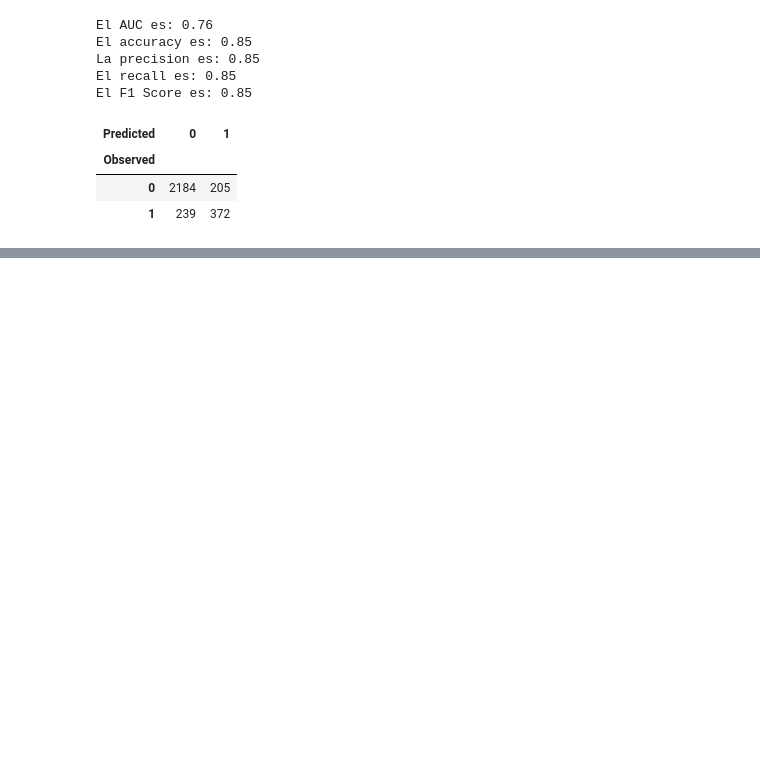
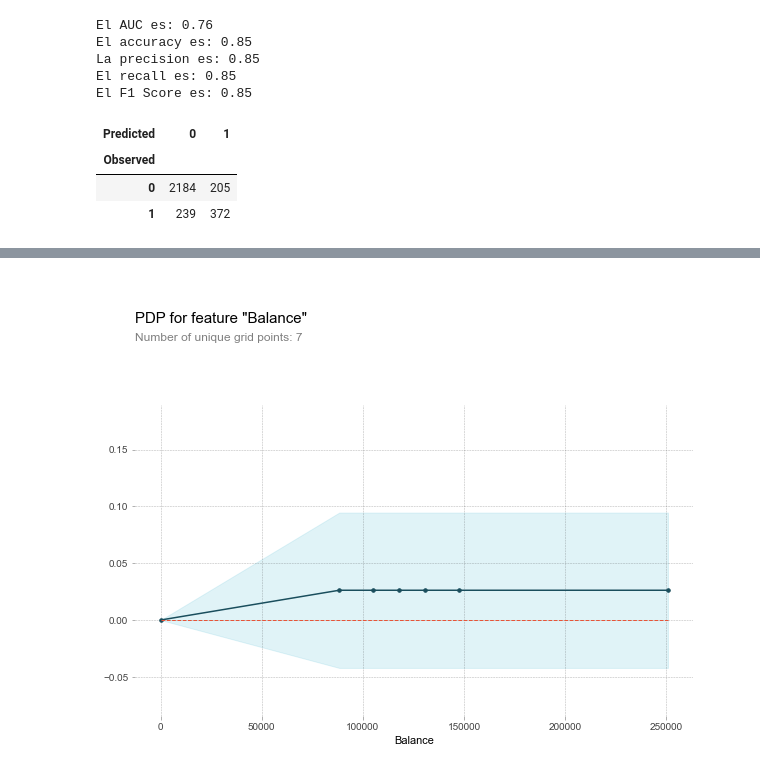
Before and after one commit to stivenlopezg/class-acamica, a Jupyter notebook: notebooks/ensamble_methods.ipynb, the cells around one changed output, grey strips where cells are left out. Saved outputs shown, nothing was run; the diff lists cells and outputs as text; code cells hidden in the pictures; blank space fills up the shorter version.

```diff
--- a/notebooks/ensamble_methods.ipynb
+++ b/notebooks/ensamble_methods.ipynb
@@ -266,0 +363,3 @@ El F1 Score es: 0.85
+# %%
+X[numerical_features] = xgb.named_steps.preprocessing.named_transformers_['numeric']['scaler'].inverse_transform(X[numerical_features])
+X
@@ -266,0 +380,6 @@ El F1 Score es: 0.85
+# %%
+pdp_df = pdp.pdp_isolate(model=model, dataset=X, model_features=X.columns, feature='Balance')
+pdp.pdp_plot(pdp_df, 'Balance', figsize=(10, 8))
+plt.show()
+# %% [output]
+[figure, added]
```
Also changed, not shown: parts of 23 cells of this notebook.
